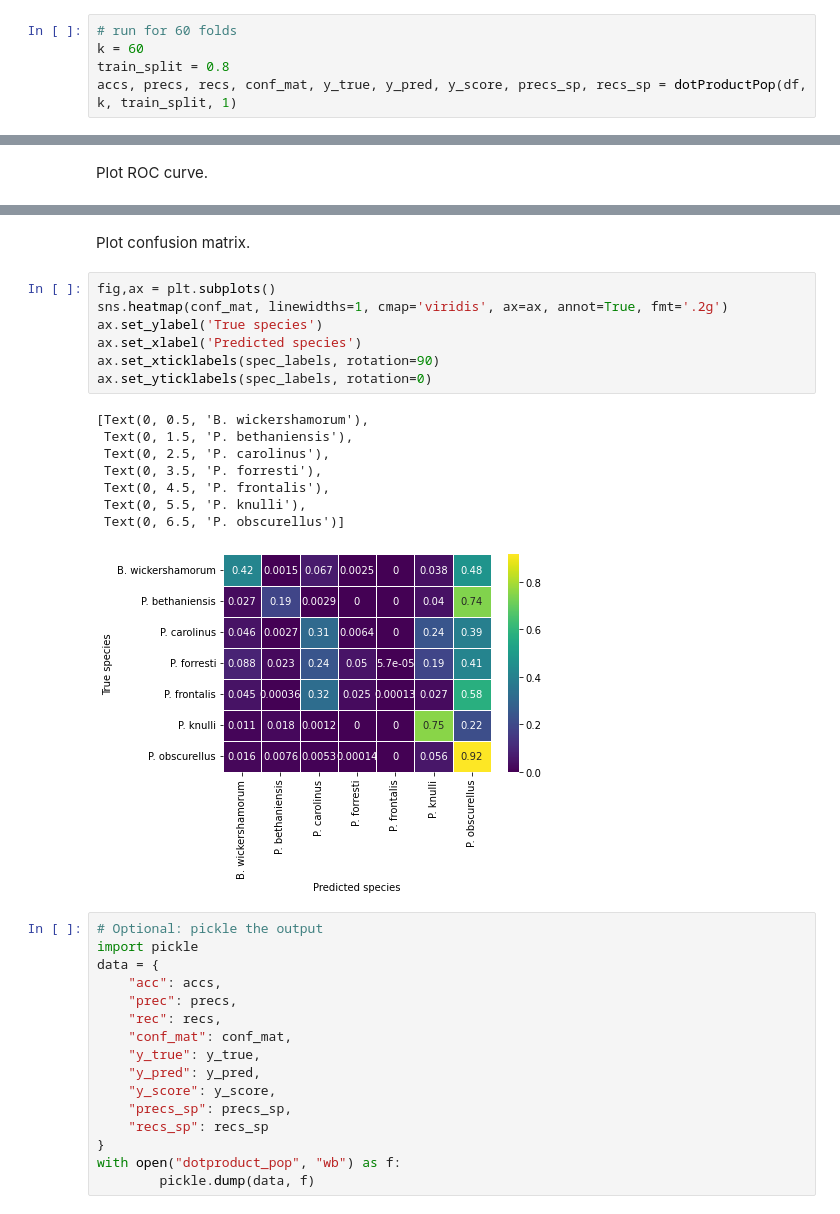
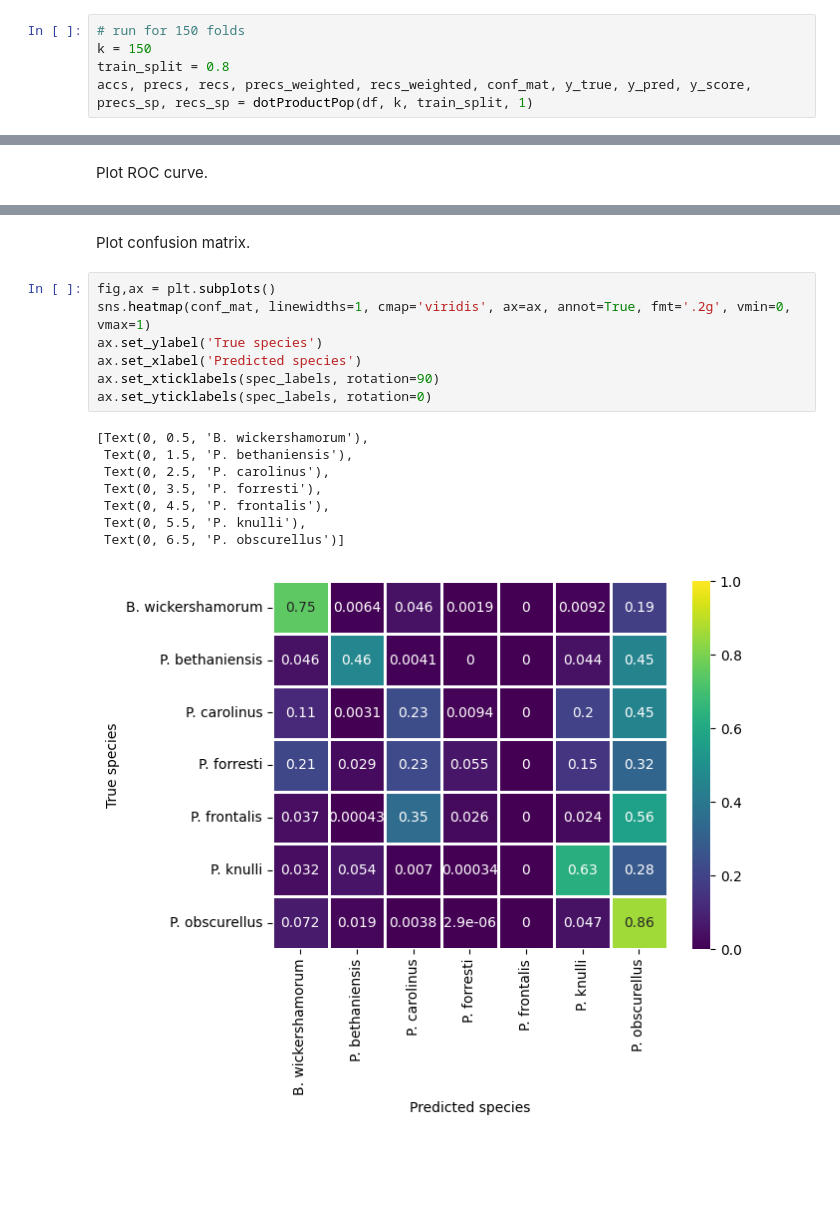
Before and after one commit to peleg-lab/FireflyClassification, a Jupyter notebook: signal_processing_notebooks/dotProduct.ipynb, the cells around one changed output, grey strips where cells are left out. Drawn from its saved outputs; the diff is of its cells as text; blank space fills up the shorter version.

```diff
--- a/signal_processing_notebooks/dotProduct.ipynb
+++ b/signal_processing_notebooks/dotProduct.ipynb
@@ -118,9 +119,9 @@ with open("dotproduct_lit", "wb") as f:
 # %% [markdown]
 ## Classify using dot product with population references.
 # %%
-# run for 60 folds
-k = 60
+# run for 150 folds
+k = 150
 train_split = 0.8
-accs, precs, recs, conf_mat, y_true, y_pred, y_score, precs_sp, recs_sp = dotProductPop(df, k, train_split, 1)
+accs, precs, recs, precs_weighted, recs_weighted, conf_mat, y_true, y_pred, y_score, precs_sp, recs_sp = dotProductPop(df, k, train_split, 1)
 # %%
 spec_labels=['B. wickershamorum', 'P. bethaniensis', 'P. carolinus', 'P. forresti', 'P. frontalis', 'P. knulli', 'P. obscurellus']
@@ -168,34 +169,18 @@ plt.show()
-# %% [markdown]
-Plot confusion matrix.
-# %%
-fig,ax = plt.subplots()
-sns.heatmap(conf_mat, linewidths=1, cmap='viridis', ax=ax, annot=True, fmt='.2g')
-ax.set_ylabel('True species')
-ax.set_xlabel('Predicted species')
-ax.set_xticklabels(spec_labels, rotation=90)
-ax.set_yticklabels(spec_labels, rotation=0)
-# %% [output]
-[Text(0, 0.5, 'B. wickershamorum'),
- Text(0, 1.5, 'P. bethaniensis'),
- Text(0, 2.5, 'P. carolinus'),
- Text(0, 3.5, 'P. forresti'),
- Text(0, 4.5, 'P. frontalis'),
- Text(0, 5.5, 'P. knulli'),
- Text(0, 6.5, 'P. obscurellus')]
-[figure, removed]
-# %%
-# Optional: pickle the output
-import pickle
-data = {
-    "acc": accs,
-    "prec": precs,
-    "rec": recs,
-    "conf_mat": conf_mat,
-    "y_true": y_true,
-    "y_pred": y_pred,
-    "y_score": y_score,
-    "precs_sp": precs_sp,
-    "recs_sp": recs_sp
-}
-with open("dotproduct_pop", "wb") as f:
-        pickle.dump(data, f)
+# %% [markdown]
+Plot confusion matrix.
+# %%
+fig,ax = plt.subplots()
+sns.heatmap(conf_mat, linewidths=1, cmap='viridis', ax=ax, annot=True, fmt='.2g', vmin=0, vmax=1)
+ax.set_ylabel('True species')
+ax.set_xlabel('Predicted species')
+ax.set_xticklabels(spec_labels, rotation=90)
+ax.set_yticklabels(spec_labels, rotation=0)
+# %% [output]
+[Text(0, 0.5, 'B. wickershamorum'),
+ Text(0, 1.5, 'P. bethaniensis'),
+ Text(0, 2.5, 'P. carolinus'),
+ Text(0, 3.5, 'P. forresti'),
+ Text(0, 4.5, 'P. frontalis'),
+ Text(0, 5.5, 'P. knulli'),
+ Text(0, 6.5, 'P. obscurellus')]
+[figure, added]
```
Also changed, not shown: parts of 12 cells of this notebook, 8 other files.
